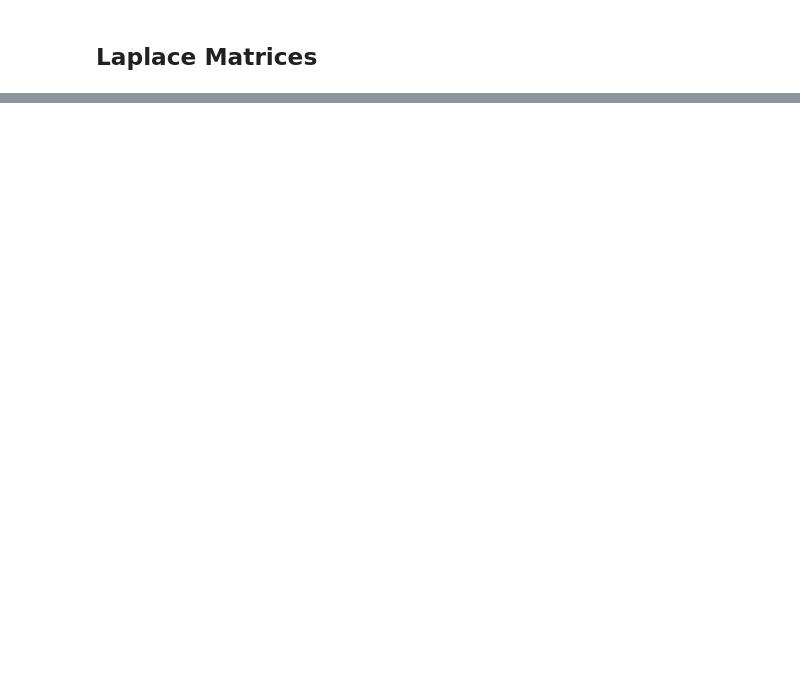
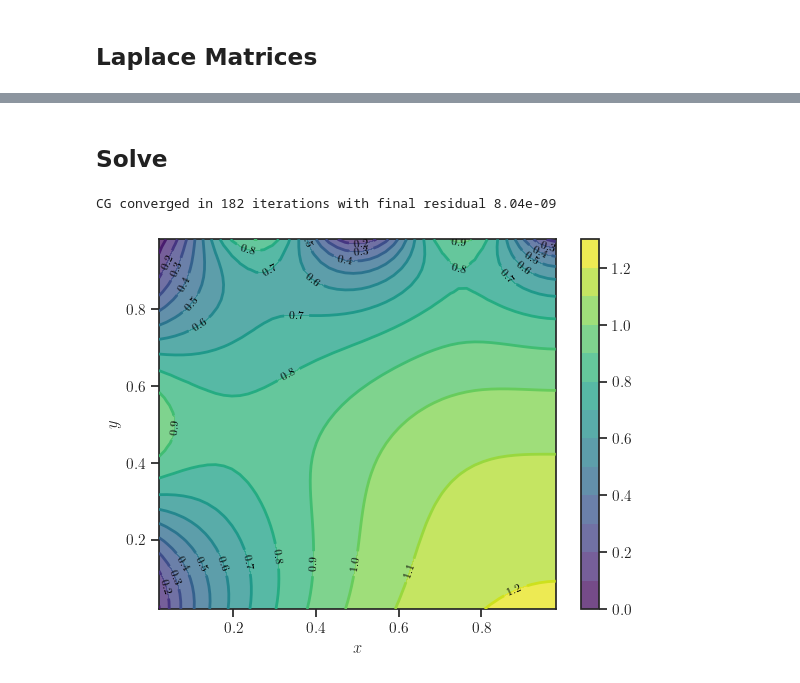
Before and after one commit to jadenmecham/ME-793-CFD, a Jupyter notebook: project_1/project_1.ipynb, the cells around one changed output, grey strips where cells are left out. Drawn from its saved outputs; the diff is of its cells as text; code cells hidden in the pictures; blank space fills up the shorter version.

```diff
--- a/project_1/project_1.ipynb
+++ b/project_1/project_1.ipynb
@@ -113,12 +47,0 @@ IndexError: index 21 is out of bounds for axis 0 with size 20
-# %%
-A_LHS = @u a*Laplace_u(u)
-RHS = -k - a*Laplace_BC()
-
-U = np.linalg.solve(A_LHS, RHS)
-USS = np.reshape(U, (Nx, Ny))
-
-def Laplace_u(u):
-    pass
-
-def Laplace_BC():
-    pass
@@ -128,0 +190,2 @@ A_CN = lambda u: u - 0.5 * a * dt * Laplace_u(u)
+# %% [markdown]
+## Solve
@@ -128,0 +196,31 @@ A_CN = lambda u: u - 0.5 * a * dt * Laplace_u(u)
+# %%
+[U, iter, resvec] = cg_solver(LHS, RHS, x0, tol, maxit)
+print(f'CG converged in {iter} iterations with final residual {resvec[-1]:.2e}')
+# %% [output]
+CG converged in 182 iterations with final residual 8.04e-09
+# %%
+U_ss = U.reshape(Nx, Ny).T
+# %%
+matplotlib.rcParams.update({
+    "text.usetex": True,
+    "font.family": "serif",
+    "font.serif": ["Computer Modern Roman"],  # default pdflatex font
+})
+# %%
+plt.figure()
+
+# Smooth fill with many levels
+cf = plt.contourf(X, Y, U_ss, levels=12, cmap='viridis', alpha=0.75, zorder=1)
+plt.colorbar(cf)
+
+# Contour lines colored by the colormap, drawn on top
+c = plt.contour(X, Y, U_ss, levels=12, cmap='viridis', linewidths=2, zorder=5)
+
+# Labels drawn on top of everything
+plt.clabel(c, inline=True, fontsize=8, fmt='%0.1f', zorder=10, colors='black')
+
+plt.xlabel(r'$x$')
+plt.ylabel(r'$y$')
+plt.show()
+# %% [output]
+[figure, added]
```
Also changed, not shown: parts of 24 cells of this notebook.
